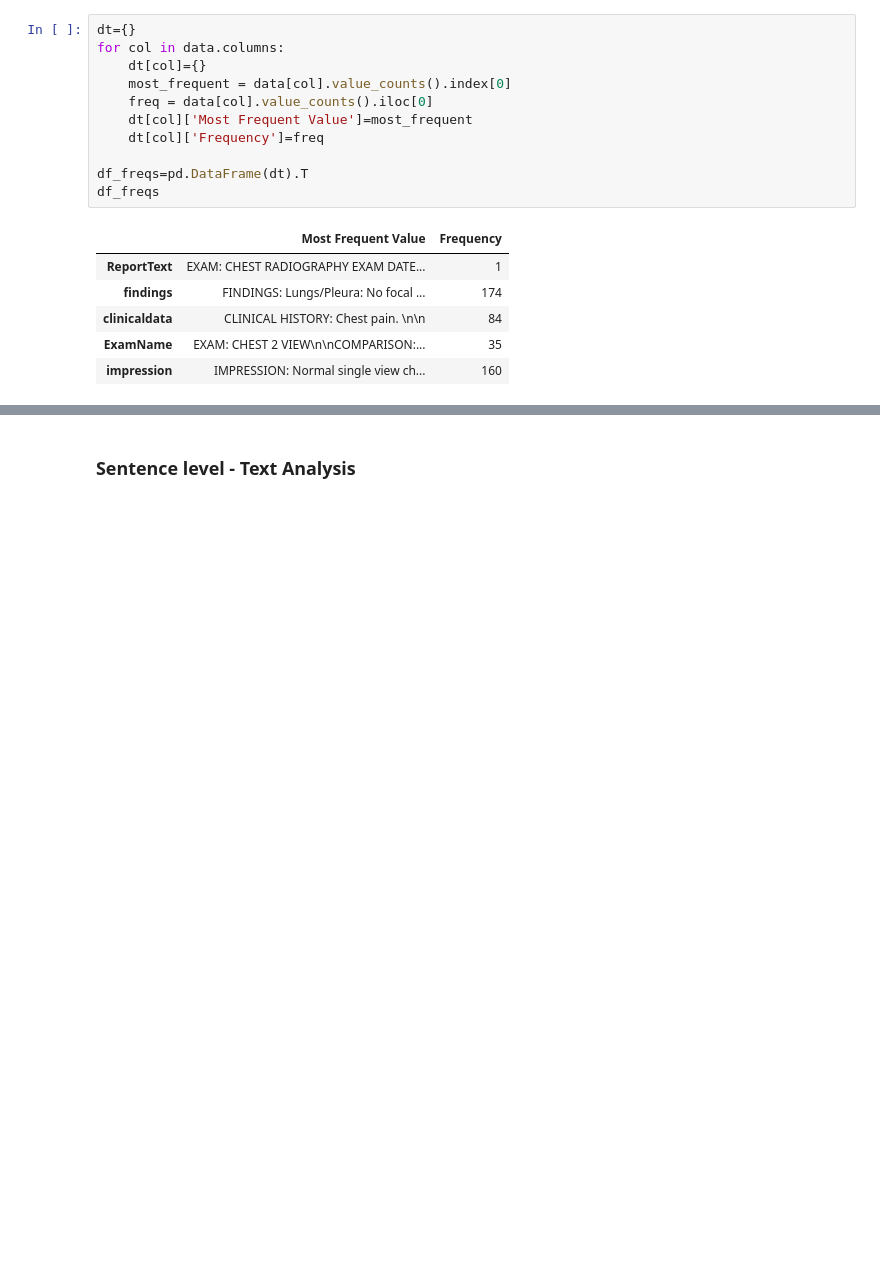
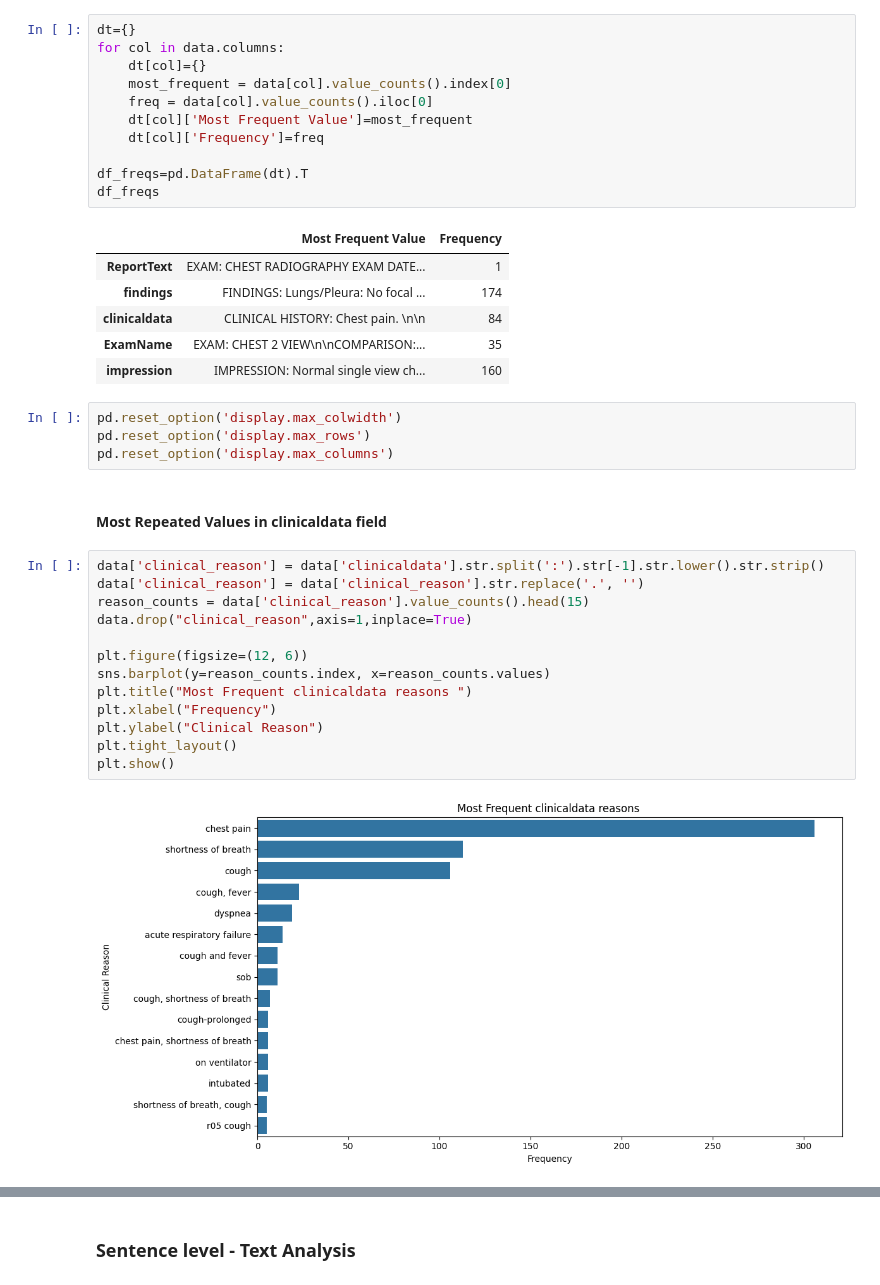
Before and after one commit to Divya-Chintala/Build_Projects_Open_Avenue, a Jupyter notebook: Open_Avenue/EDA/EDA_NLP_Project.ipynb, the cells around one changed output, grey strips where cells are left out. Saved outputs shown, nothing was run; the diff lists cells and outputs as text; blank space fills up the shorter version.

```diff
--- a/Open_Avenue/EDA/EDA_NLP_Project.ipynb
+++ b/Open_Avenue/EDA/EDA_NLP_Project.ipynb
@@ -192,3 +182,24 @@ df_freqs
 | clinicaldata | CLINICAL HISTORY: Chest pain. \n\n | 84 |
 | ExamName | EXAM: CHEST 2 VIEW\n\nCOMPARISON:... | 35 |
 | impression | IMPRESSION: Normal single view ch... | 160 |
+# %%
+pd.reset_option('display.max_colwidth')
+pd.reset_option('display.max_rows')
+pd.reset_option('display.max_columns')
+# %% [markdown]
+#### Most Repeated Values in clinicaldata field
+# %%
+data['clinical_reason'] = data['clinicaldata'].str.split(':').str[-1].str.lower().str.strip()
+data['clinical_reason'] = data['clinical_reason'].str.replace('.', '')
+reason_counts = data['clinical_reason'].value_counts().head(15)
+data.drop("clinical_reason",axis=1,inplace=True)
+
+plt.figure(figsize=(12, 6))
+sns.barplot(y=reason_counts.index, x=reason_counts.values)
+plt.title("Most Frequent clinicaldata reasons ")
+plt.xlabel("Frequency")
+plt.ylabel("Clinical Reason")
+plt.tight_layout()
+plt.show()
+# %% [output]
+[figure, added]
```
Also changed, not shown: parts of 9 cells of this notebook.
